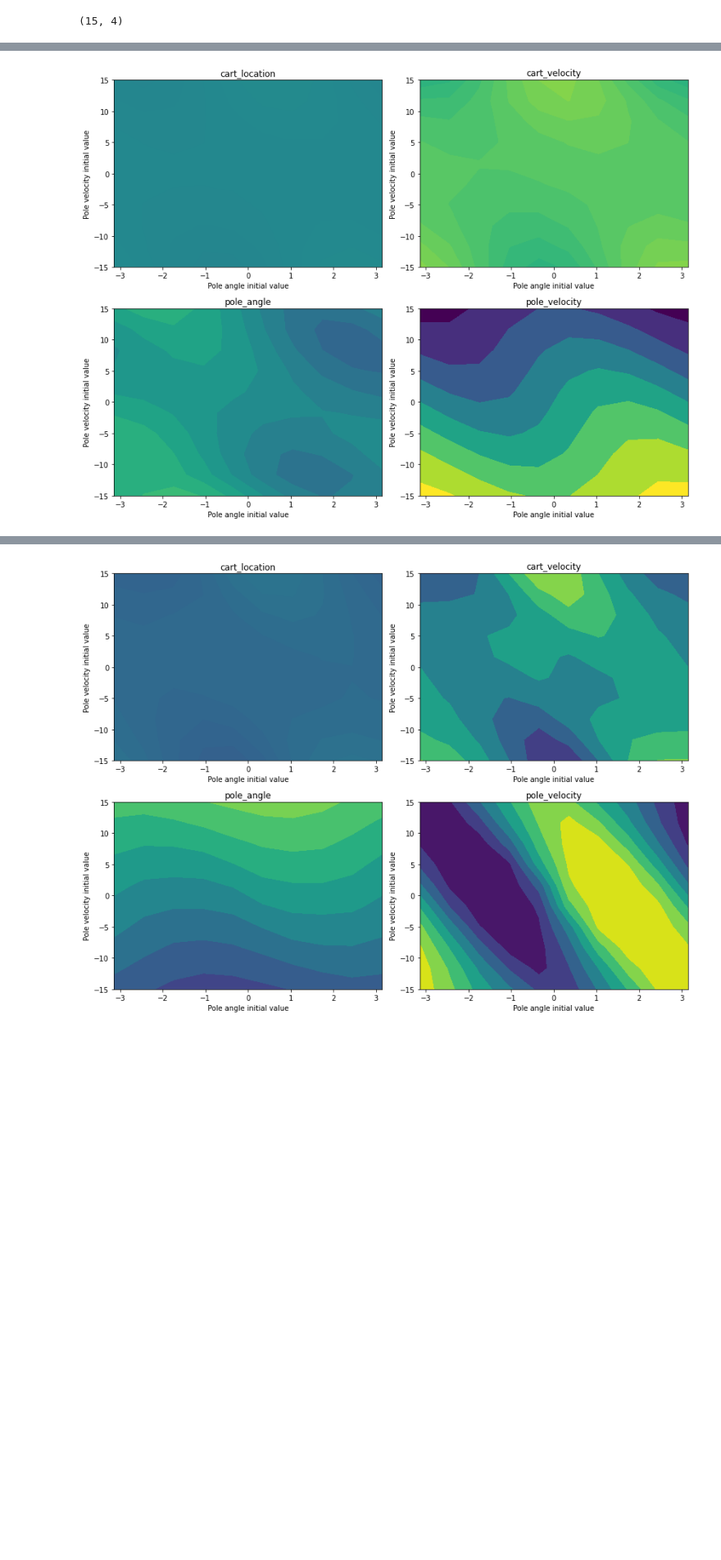
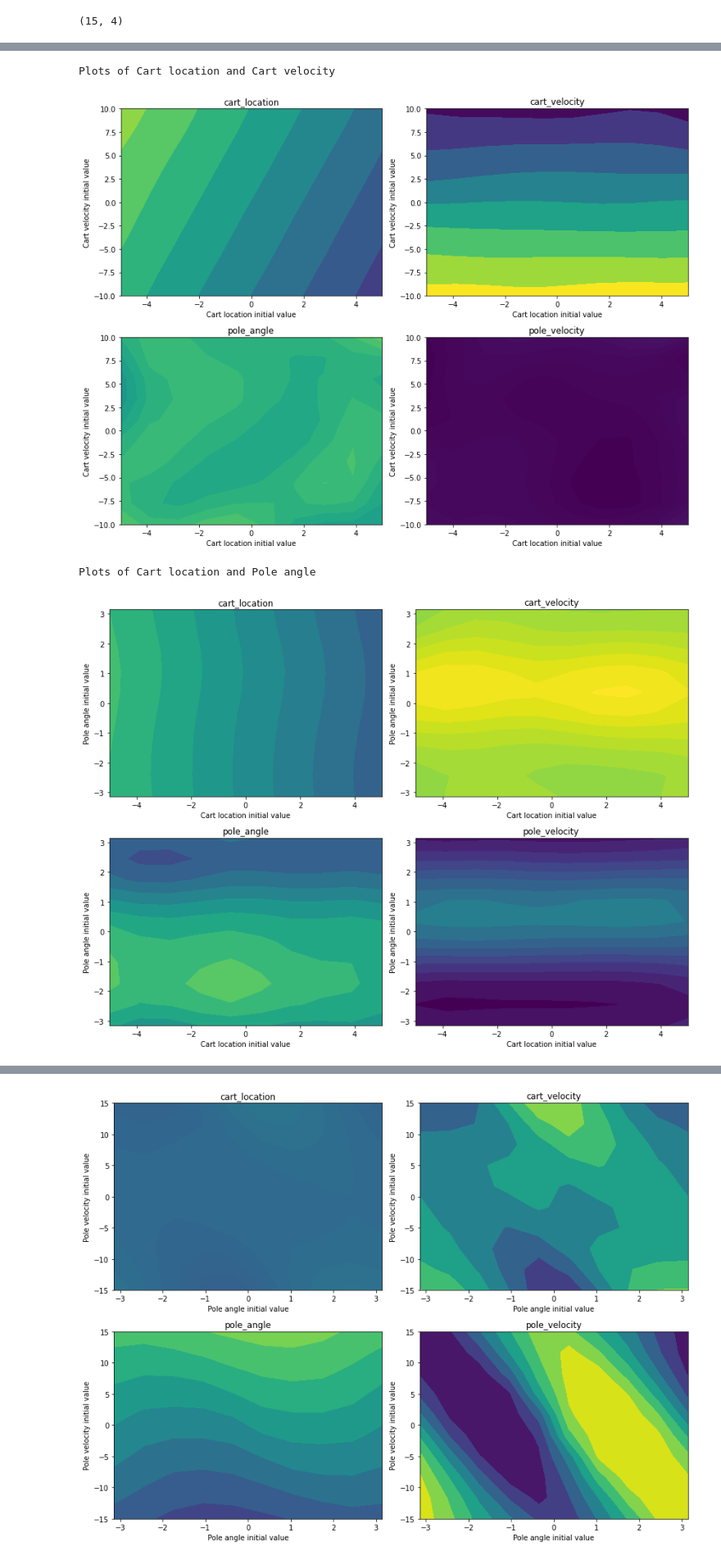
Before and after one commit to aditya-jain7/SF3, a Jupyter notebook: task_1_aj563_sf3_code.ipynb, the cells around one changed output, grey strips where cells are left out. Shown at 82% size. Cells and saved outputs as stored; diff of their text form; code cells hidden in the pictures; blank space fills up the shorter version.

Commit message:
2.1 done with lambda and sigma sorted

```diff
--- a/task_1_aj563_sf3_code.ipynb
+++ b/task_1_aj563_sf3_code.ipynb
@@ -859,34 +843,20 @@ def get_alpha_with_lambda(kernel_mat,x,y,lambd,m):
 
     return alpha
 # %%
-def non_linear_model2(initial_x,train_x,train_y,lambd,m):
-    pred = np.zeros((4))
+def non_linear_model(initial_x,train_x,train_y,lambd,m,sigma):
+    alpha_matrix = np.zeros((4))
     kern_vector=np.zeros((m))
     kernel_mat=kernel_dict[m]
-    for variable in range(4):
-        for count,value in enumerate(kernel_mat[1]):
-            kern = kernel(initial_x,np.array(train_x[value]),sigma)
-            kern_vector[count]=kern
-            #multiple = kern* get_alpha_with_lambda(kernel_mat,x,y,lambd,m)[variable][count]
-        multiple=np.dot(get_alpha_lstsq(kernel_mat,train_y)[variable],kern_vector)
 
-        pred[variable]+=multiple
+    for count,value in enumerate(kernel_mat[1]):
+        kern = kernel(initial_x,np.array(train_x[value]),sigma)
+        kern_vector[count]=kern
+
+
+    #alpha_matrix= get_alpha_lstsq(kernel_mat,train_y)
+    alpha_matrix=get_alpha_with_lambda(kernel_mat,train_x,train_y,lambd,m,sigma)
+
+    pred=np.matmul(alpha_matrix,kern_vector)
     return pred
-# %%
-def non_linear_model(initial_x,train_x,train_y,lambd,m):
-    alpha_matrix = np.zeros((4))
-    kern_vector=np.zeros((m))
-    kernel_mat=kernel_dict[m]
-
-    for count,value in enumerate(kernel_mat[1]):
-        kern = kernel(initial_x,np.array(train_x[value]),sigma)
-        kern_vector[count]=kern
-        #multiple = kern* get_alpha_with_lambda(kernel_mat,x,y,lambd,m)[variable][count]
-    #for variable in range(4):
-    alpha_matrix= get_alpha_lstsq(kernel_mat,train_y)
-        #multiple=np.dot(get_alpha_lstsq(kernel_mat,train_y)[variable],kern_vector)
-
-    pred=np.matmul(alpha_matrix,kern_vector)
-    return pred
 # %%
 start = time.process_time()
@@ -1237,7 +1332,7 @@ def non_linear_contours_of_pairs(index_pair, range_of_variables):
             x[index_1] = value_1
             x[index_2] = value_2
             initial_grid[i,j] = x
-            final_grid[i,j] = np.array(non_linear_model(x,train_x,train_y,0.00001,80))
+            final_grid[i,j] = np.array(non_linear_model(x,train_x,train_y,0.00001,320,sigma))
 
     y_grid = final_grid - initial_grid
     y_grid = np.moveaxis(y_grid, -1, 0)
@@ -1266,12 +1361,13 @@ def non_linear_contours_of_pairs(index_pair, range_of_variables):
 
     fig.tight_layout()
 # %%
-"""
+
 for indices in different_pairs:
      print('Plots of {} and {}'.format(variable_number[indices[0]],variable_number[indices[1]]))
-     contours_of_pairs(indices, axes_for_pairs(indices))
+     non_linear_contours_of_pairs(indices, axes_for_pairs(indices))
      plt.show()
-"""
-non_linear_contours_of_pairs([2,3], axes_for_pairs([2,3]))
 # %% [output]
+Plots of Cart location and Cart velocity
-[figure, old version]
+[figure, new version]
+Plots of Cart location and Pole angle
+[figure, added]
```
Also changed, not shown: parts of 57 cells of this notebook, 14 other files.
